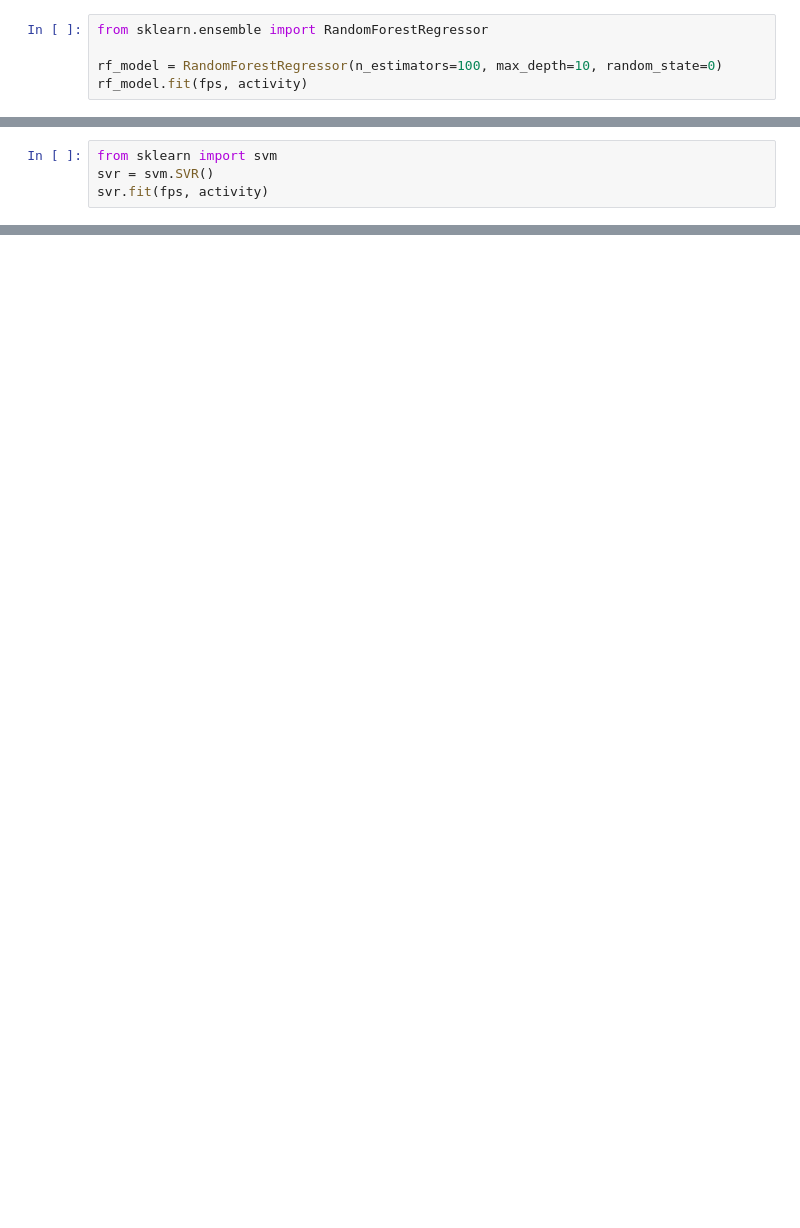
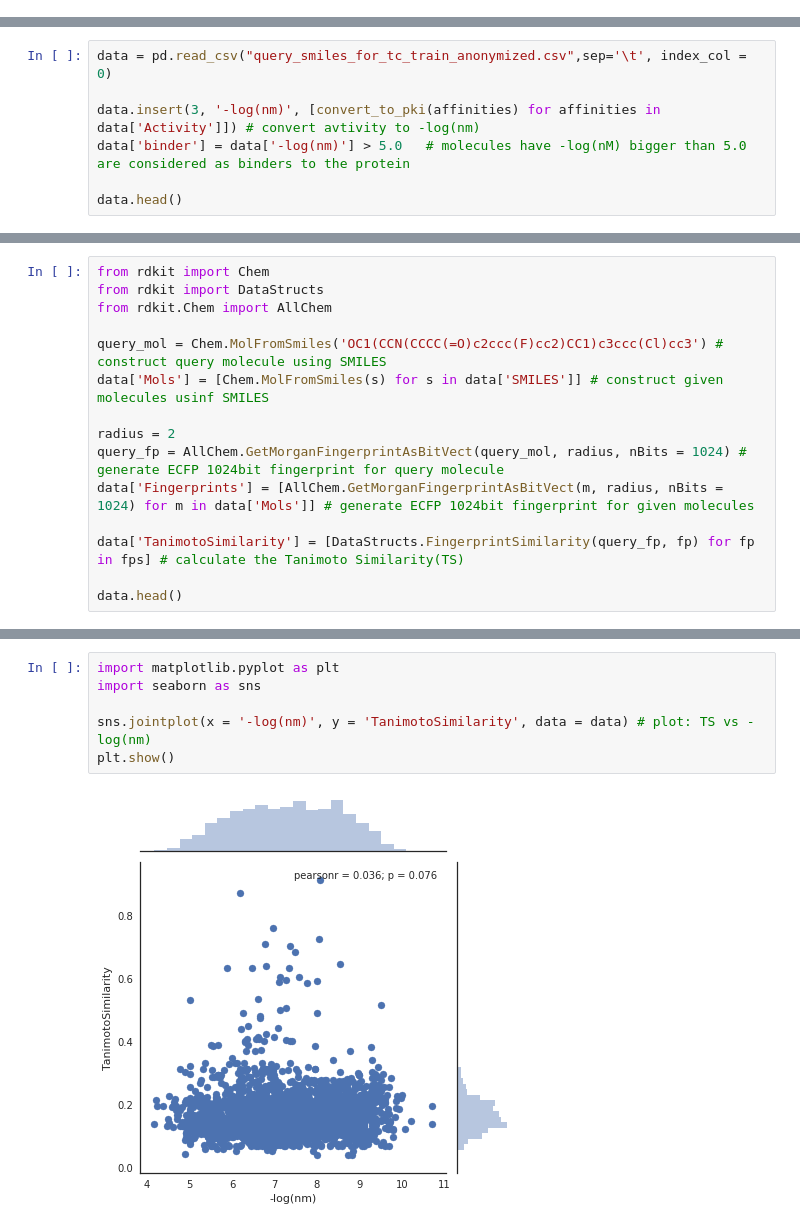
Before and after one commit to ZiqiTang919/python-exercise, a Jupyter notebook: hw_10-18-2017.ipynb, the cells around one changed output, grey strips where cells are left out. Cells and saved outputs as stored; diff of their text form; blank space fills up the shorter version.

```diff
--- a/hw_10-18-2017.ipynb
+++ b/hw_10-18-2017.ipynb
@@ -108,5 +0,0 @@ Random Forest:
-# %%
-from sklearn.ensemble import RandomForestRegressor
-
-rf_model = RandomForestRegressor(n_estimators=100, max_depth=10, random_state=0)
-rf_model.fit(fps, activity)
@@ -131,4 +0,0 @@ SVM:
-# %%
-from sklearn import svm
-svr = svm.SVR()
-svr.fit(fps, activity)
@@ -137,0 +39,7 @@ SVR(C=1.0, cache_size=200, coef0=0.0, degree=3, epsilon=0.1, gamma='auto',
+# %%
+data = pd.read_csv("query_smiles_for_tc_train_anonymized.csv",sep='\t', index_col = 0)
+
+data.insert(3, '-log(nm)', [convert_to_pki(affinities) for affinities in data['Activity']]) # convert avtivity to -log(nm)
+data['binder'] = data['-log(nm)'] > 5.0   # molecules have -log(nM) bigger than 5.0 are considered as binders to the protein
+
+data.head()
@@ -137,0 +55,15 @@ SVR(C=1.0, cache_size=200, coef0=0.0, degree=3, epsilon=0.1, gamma='auto',
+# %%
+from rdkit import Chem
+from rdkit import DataStructs
+from rdkit.Chem import AllChem
+
+query_mol = Chem.MolFromSmiles('OC1(CCN(CCCC(=O)c2ccc(F)cc2)CC1)c3ccc(Cl)cc3') # construct query molecule using SMILES
+data['Mols'] = [Chem.MolFromSmiles(s) for s in data['SMILES']] # construct given molecules usinf SMILES
+
+radius = 2
+query_fp = AllChem.GetMorganFingerprintAsBitVect(query_mol, radius, nBits = 1024) # generate ECFP 1024bit fingerprint for query molecule
+data['Fingerprints'] = [AllChem.GetMorganFingerprintAsBitVect(m, radius, nBits = 1024) for m in data['Mols']] # generate ECFP 1024bit fingerprint for given molecules
+
+data['TanimotoSimilarity'] = [DataStructs.FingerprintSimilarity(query_fp, fp) for fp in fps] # calculate the Tanimoto Similarity(TS)
+
+data.head()
@@ -137,0 +79,8 @@ SVR(C=1.0, cache_size=200, coef0=0.0, degree=3, epsilon=0.1, gamma='auto',
+# %%
+import matplotlib.pyplot as plt
+import seaborn as sns
+
+sns.jointplot(x = '-log(nm)', y = 'TanimotoSimilarity', data = data) # plot: TS vs -log(nm)
+plt.show()
+# %% [output]
+[figure, added]
```
Also changed, not shown: parts of 45 cells of this notebook.
